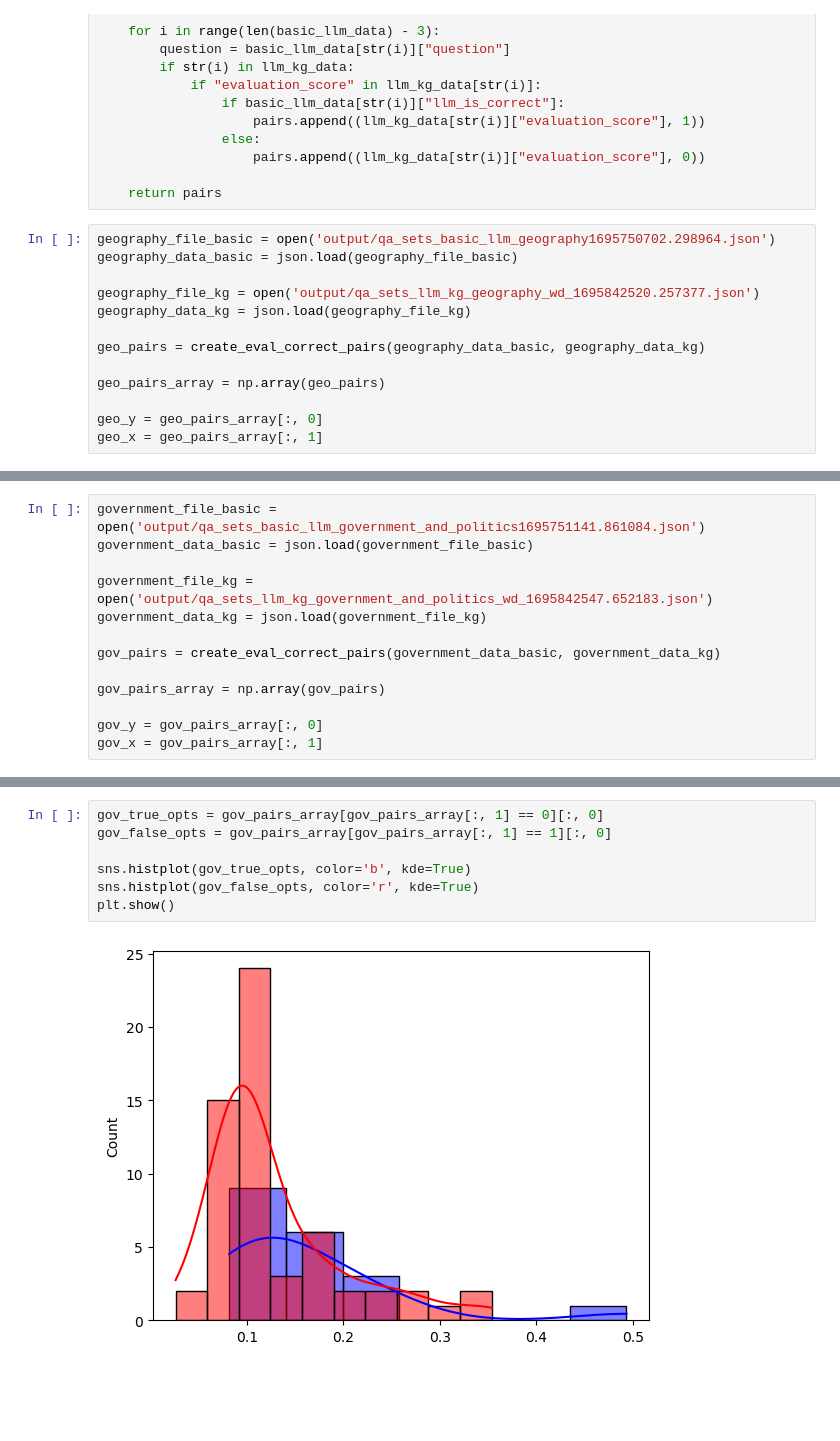
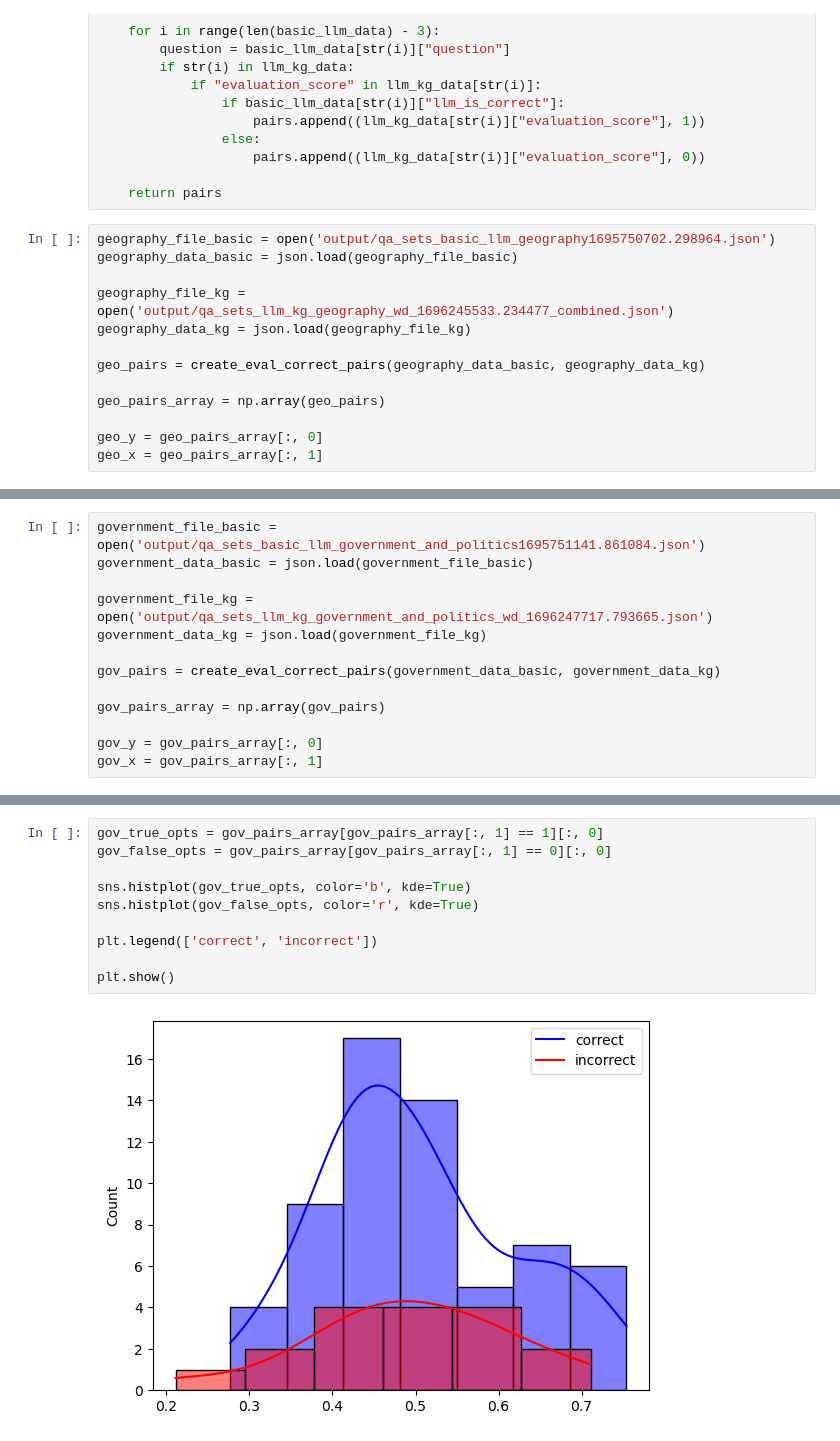
Before and after one commit to lindakwan/llm-kg-prompt-engineering, a Jupyter notebook: correlation_analysis.ipynb, the cells around one changed output, grey strips where cells are left out. Drawn from its saved outputs; the diff is of its cells as text; blank space fills up the shorter version.

```diff
--- a/correlation_analysis.ipynb
+++ b/correlation_analysis.ipynb
@@ -39,7 +39,7 @@ def create_eval_correct_pairs(basic_llm_data, llm_kg_data):
 geography_file_basic = open('output/qa_sets_basic_llm_geography1695750702.298964.json')
 geography_data_basic = json.load(geography_file_basic)
 
-geography_file_kg = open('output/qa_sets_llm_kg_geography_wd_1695842520.257377.json')
+geography_file_kg = open('output/qa_sets_llm_kg_geography_wd_1696245533.234477_combined.json')
 geography_data_kg = json.load(geography_file_kg)
 
 geo_pairs = create_eval_correct_pairs(geography_data_basic, geography_data_kg)
@@ -70,7 +77,7 @@ Point-Biserial Correlation: SignificanceResult(statistic=0.022118386341328365, p
 government_file_basic = open('output/qa_sets_basic_llm_government_and_politics1695751141.861084.json')
 government_data_basic = json.load(government_file_basic)
 
-government_file_kg = open('output/qa_sets_llm_kg_government_and_politics_wd_1695842547.652183.json')
+government_file_kg = open('output/qa_sets_llm_kg_government_and_politics_wd_1696247717.793665.json')
 government_data_kg = json.load(government_file_kg)
 
 gov_pairs = create_eval_correct_pairs(government_data_basic, government_data_kg)
@@ -87,9 +94,12 @@ plt.show()
 # %%
-gov_true_opts = gov_pairs_array[gov_pairs_array[:, 1] == 0][:, 0]
-gov_false_opts = gov_pairs_array[gov_pairs_array[:, 1] == 1][:, 0]
+gov_true_opts = gov_pairs_array[gov_pairs_array[:, 1] == 1][:, 0]
+gov_false_opts = gov_pairs_array[gov_pairs_array[:, 1] == 0][:, 0]
 
 sns.histplot(gov_true_opts, color='b', kde=True)
 sns.histplot(gov_false_opts, color='r', kde=True)
+
+plt.legend(['correct', 'incorrect'])
+
 plt.show()
 # %% [output]
-[figure, old version]
+[figure, new version]
```
Also changed, not shown: parts of 8 cells of this notebook.
